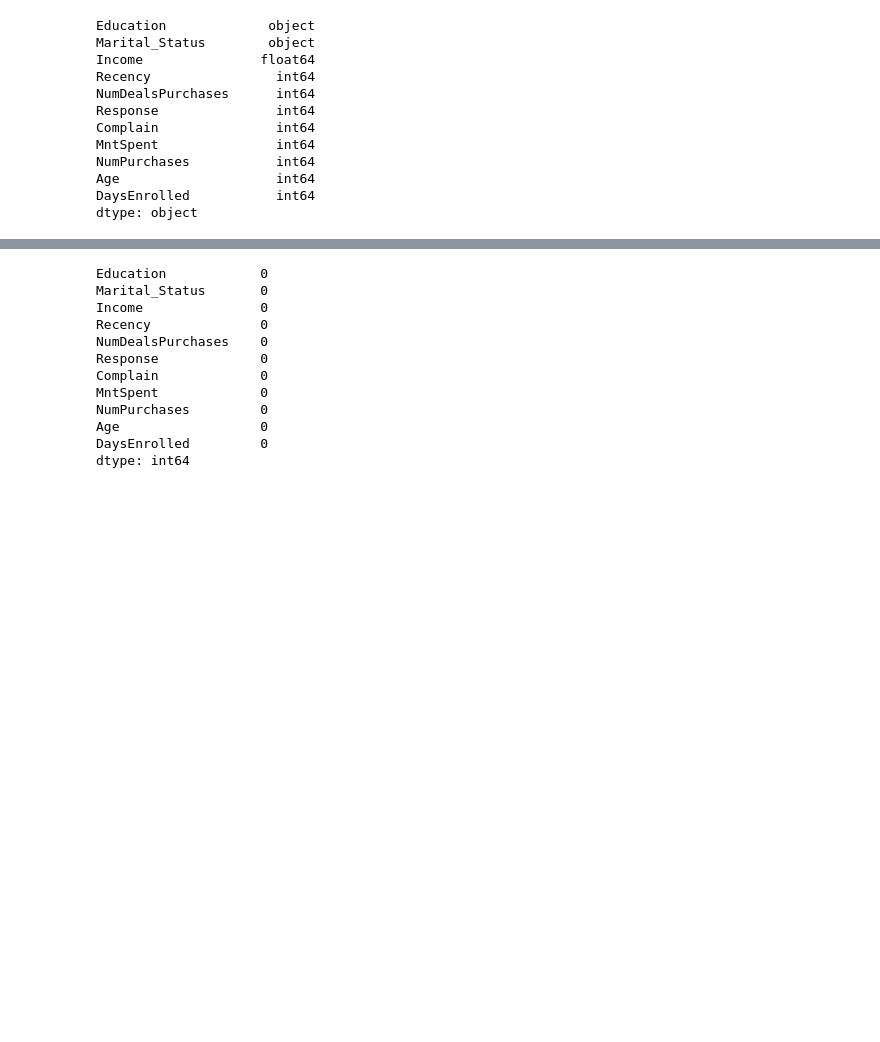
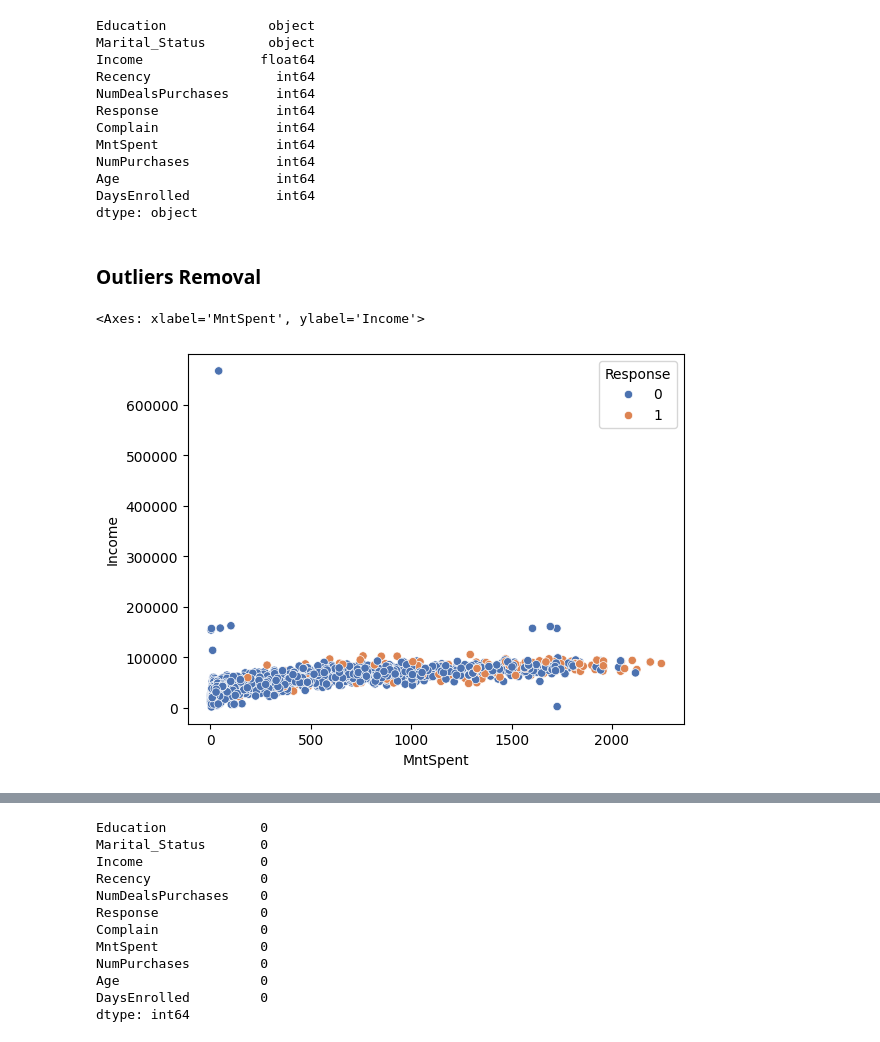
Before and after one commit to KyleZrey/membership-classification, a Jupyter notebook: preprocessing.ipynb, the cells around one changed output, grey strips where cells are left out. Cells and saved outputs as stored; diff of their text form; code cells hidden in the pictures; blank space fills up the shorter version.

Commit message:
added outliers removal to preprocessing

```diff
--- a/preprocessing.ipynb
+++ b/preprocessing.ipynb
@@ -104,3 +106,8 @@ df['DaysEnrolled'] = (current_date - df['Dt_Customer']).dt.days
 # %%
 #Standardize Marital Status
 df['Marital_Status'] = df['Marital_Status'].replace(['Alone', 'YOLO', 'Absurd'], 'Single')
+# %%
+#MntSpent should not be more than the household income
+mask = df['MntSpent'] <= df['Income']
+print(mask)
+df = df[mask]
@@ -121,3 +141,5 @@ NumPurchases           int64
 Age                    int64
 DaysEnrolled           int64
 dtype: object
+# %% [markdown]
+### Outliers Removal
@@ -123,0 +158,5 @@ dtype: object
+# %%
+sns.scatterplot(data=df, x='MntSpent', y='Income', hue='Response', palette='deep')
+# %% [output]
+<Axes: xlabel='MntSpent', ylabel='Income'>
+[figure, added]
```
Also changed, not shown: parts of 6 cells of this notebook, 2 other files.
